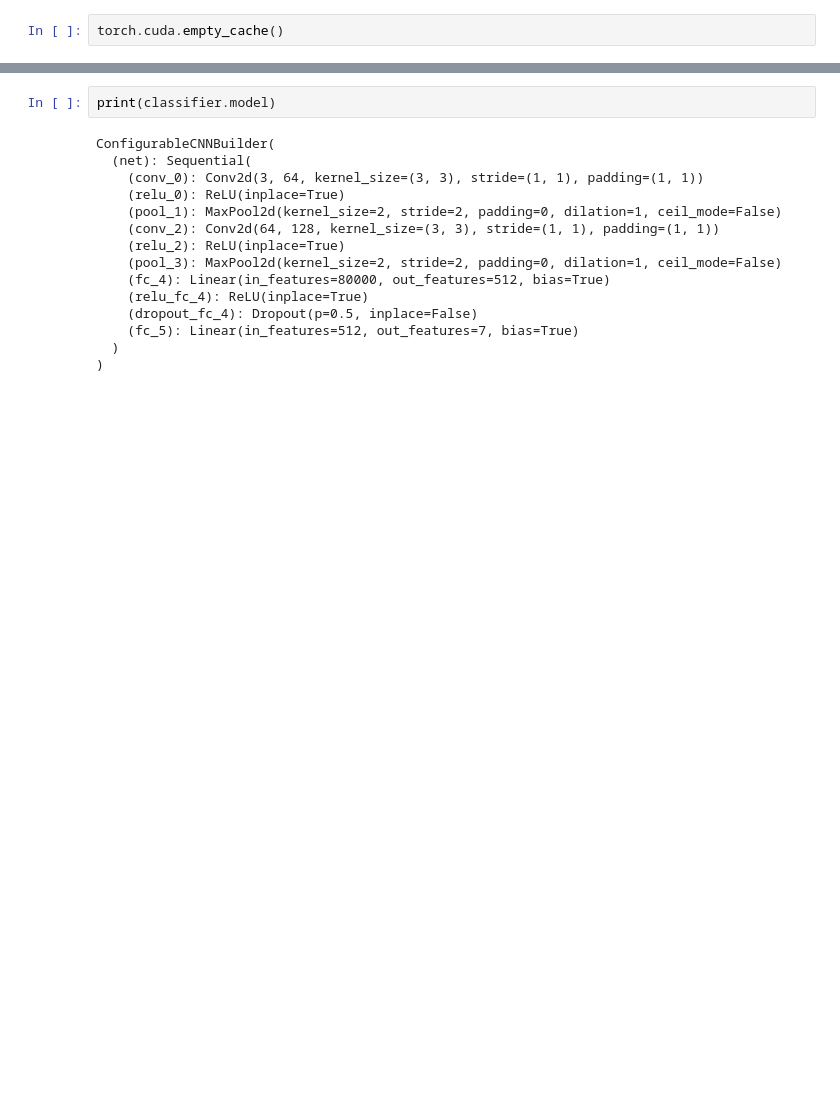
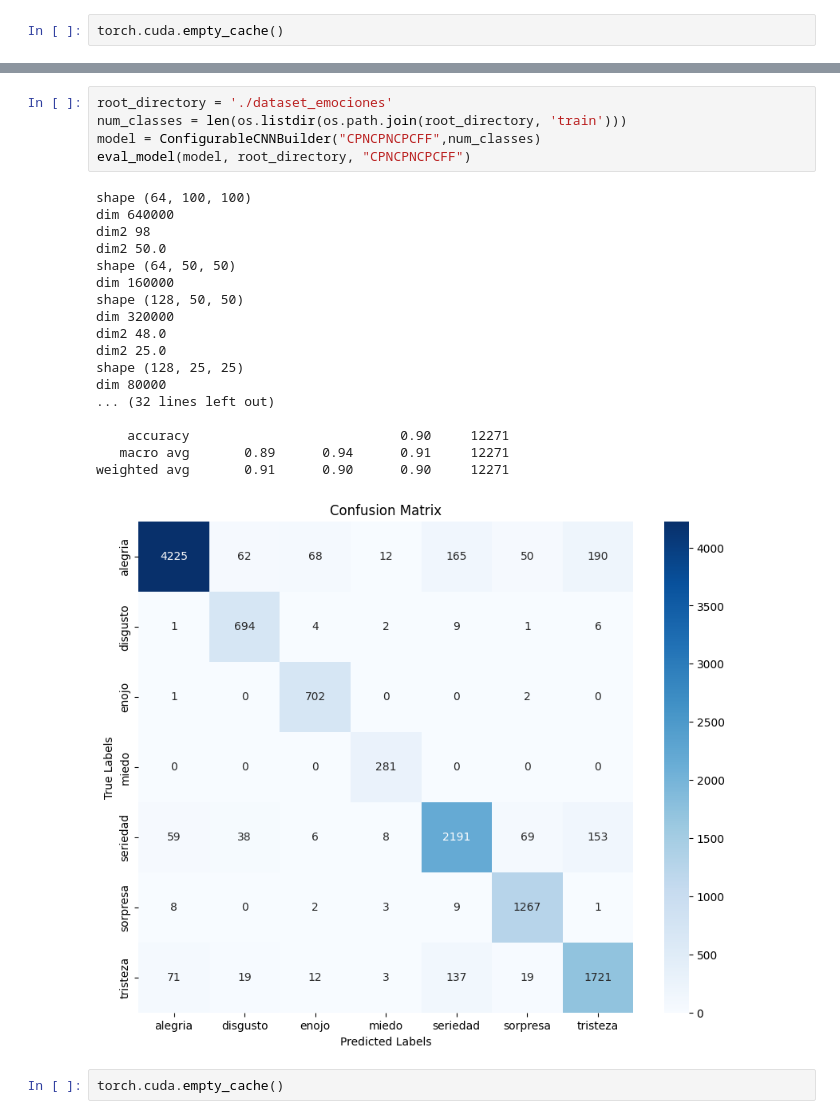
Before and after one commit to LeoCenturion/ceia-deep-learning, a Jupyter notebook: TP2.ipynb, the cells around one changed output, grey strips where cells are left out. Drawn from its saved outputs; the diff is of its cells as text; blank space fills up the shorter version.

```diff
--- a/TP2.ipynb
+++ b/TP2.ipynb
@@ -588,17 +676,26 @@ weighted avg       0.86      0.85      0.85     12271
 # %%
-print(classifier.model)
+root_directory = './dataset_emociones'
+num_classes = len(os.listdir(os.path.join(root_directory, 'train')))
+model = ConfigurableCNNBuilder("CPNCPNCPCFF",num_classes)
+eval_model(model, root_directory, "CPNCPNCPCFF")
 # %% [output]
-ConfigurableCNNBuilder(
-  (net): Sequential(
-    (conv_0): Conv2d(3, 64, kernel_size=(3, 3), stride=(1, 1), padding=(1, 1))
-    (relu_0): ReLU(inplace=True)
-    (pool_1): MaxPool2d(kernel_size=2, stride=2, padding=0, dilation=1, ceil_mode=False)
-    (conv_2): Conv2d(64, 128, kernel_size=(3, 3), stride=(1, 1), padding=(1, 1))
-    (relu_2): ReLU(inplace=True)
-    (pool_3): MaxPool2d(kernel_size=2, stride=2, padding=0, dilation=1, ceil_mode=False)
-    (fc_4): Linear(in_features=80000, out_features=512, bias=True)
-    (relu_fc_4): ReLU(inplace=True)
-    (dropout_fc_4): Dropout(p=0.5, inplace=False)
-    (fc_5): Linear(in_features=512, out_features=7, bias=True)
-  )
-)
+shape (64, 100, 100)
+dim 640000
+dim2 98
+dim2 50.0
+shape (64, 50, 50)
+dim 160000
+shape (128, 50, 50)
+dim 320000
+dim2 48.0
+dim2 25.0
+shape (128, 25, 25)
+dim 80000
+... (32 lines left out)
+
+    accuracy                           0.90     12271
+   macro avg       0.89      0.94      0.91     12271
+weighted avg       0.91      0.90      0.90     12271
+[figure, added]
+# %%
+torch.cuda.empty_cache()
```
Also changed, not shown: parts of 17 cells of this notebook.
